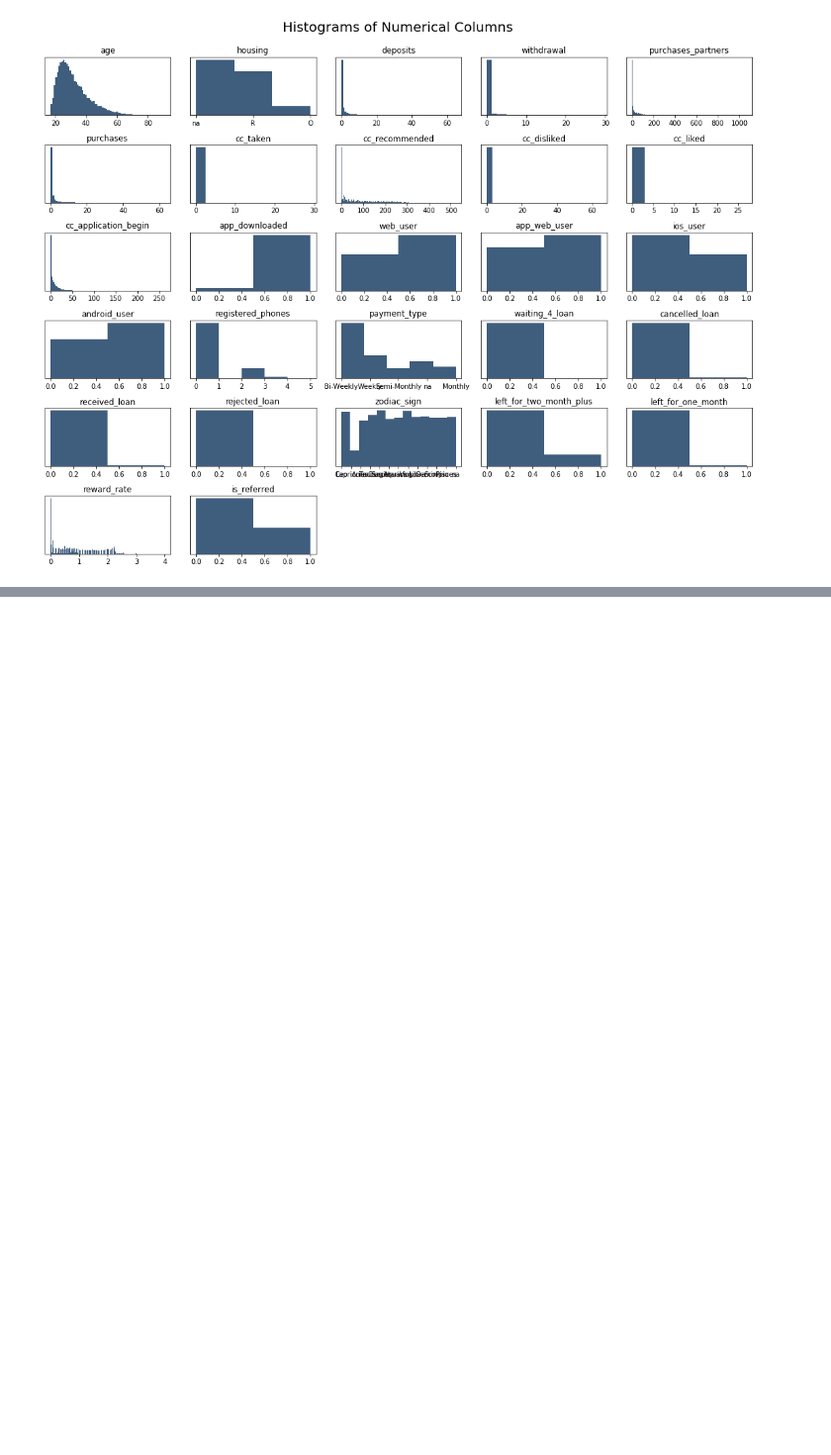
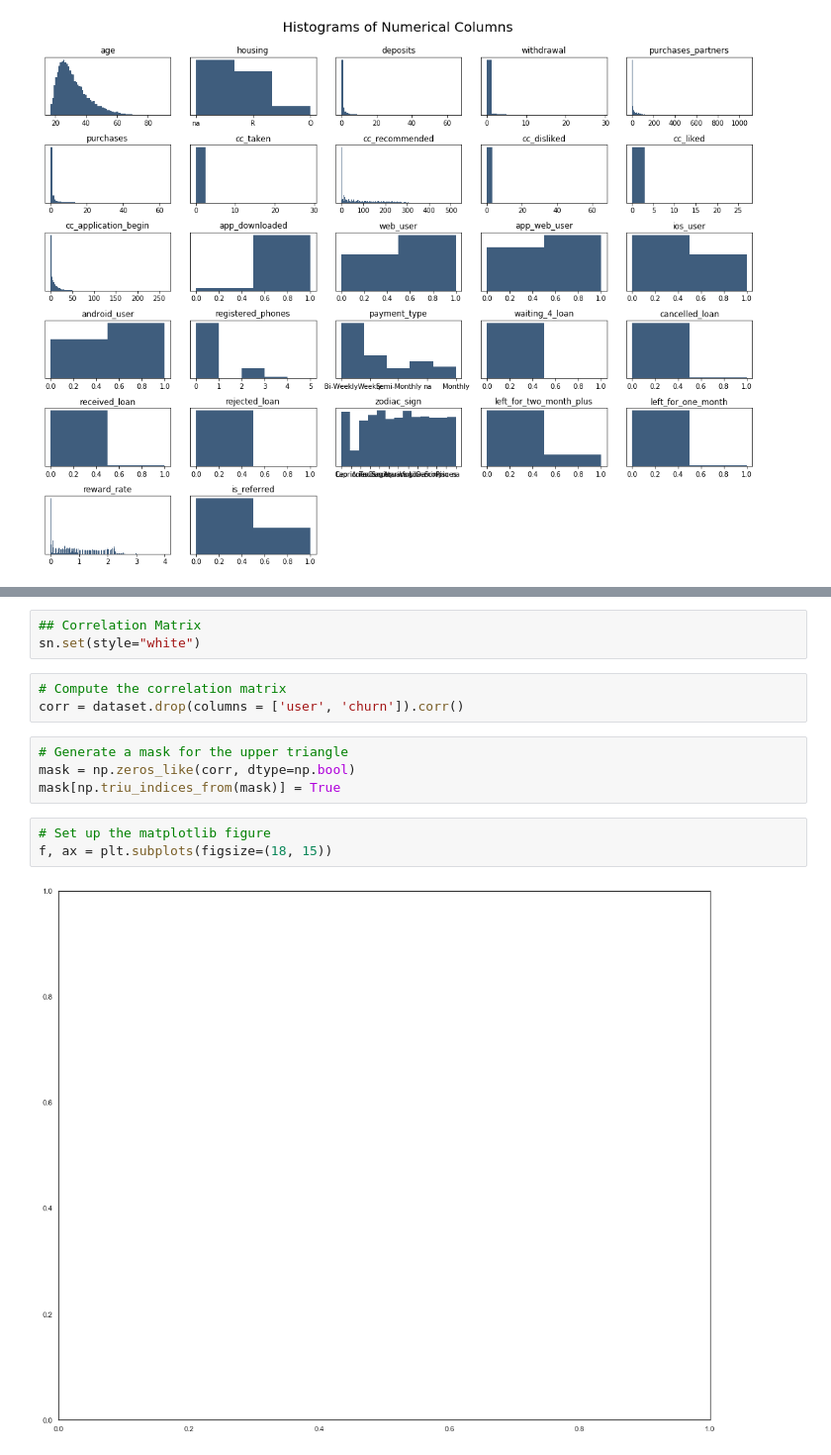
Before and after one commit to VishwasMore/machinelearning-case-studies, a Jupyter notebook: Subscription/minimizing-churn-rate.ipynb, the cells around one changed output, grey strips where cells are left out. Shown: that part at 99% size. Saved outputs shown, nothing was run; the diff lists cells and outputs as text; blank space fills up the shorter version.

```diff
--- a/Subscription/minimizing-churn-rate.ipynb
+++ b/Subscription/minimizing-churn-rate.ipynb
@@ -114,0 +180,15 @@ plt.tight_layout(rect=[0, 0.03, 1, 0.95])
+# %%
+## Correlation Matrix
+sn.set(style="white")
+# %%
+# Compute the correlation matrix
+corr = dataset.drop(columns = ['user', 'churn']).corr()
+# %%
+# Generate a mask for the upper triangle
+mask = np.zeros_like(corr, dtype=np.bool)
+mask[np.triu_indices_from(mask)] = True
+# %%
+# Set up the matplotlib figure
+f, ax = plt.subplots(figsize=(18, 15))
+# %% [output]
+[figure, added]
```
Also changed, not shown: parts of 12 cells of this notebook.
